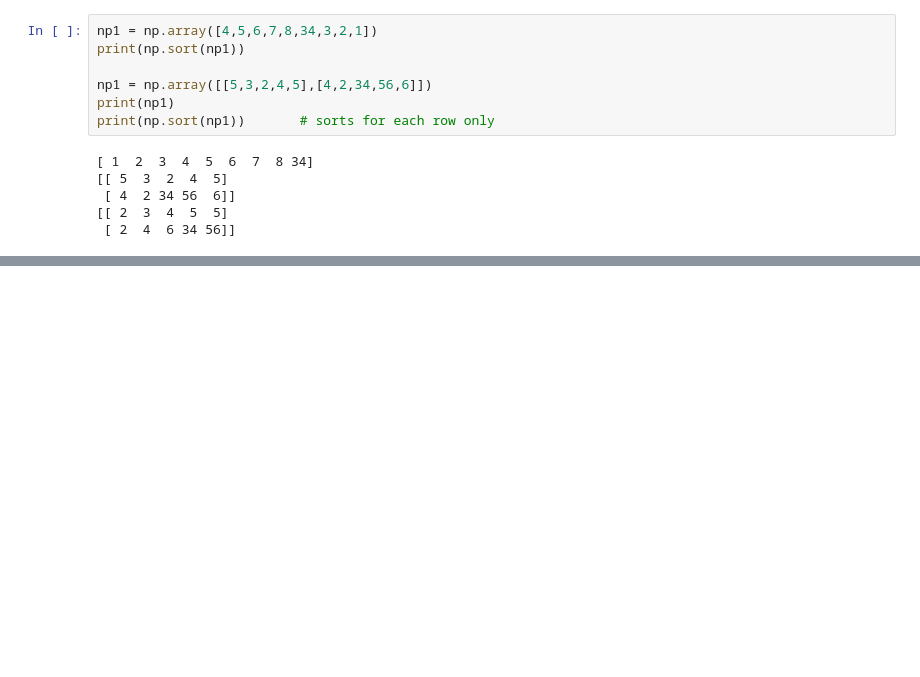
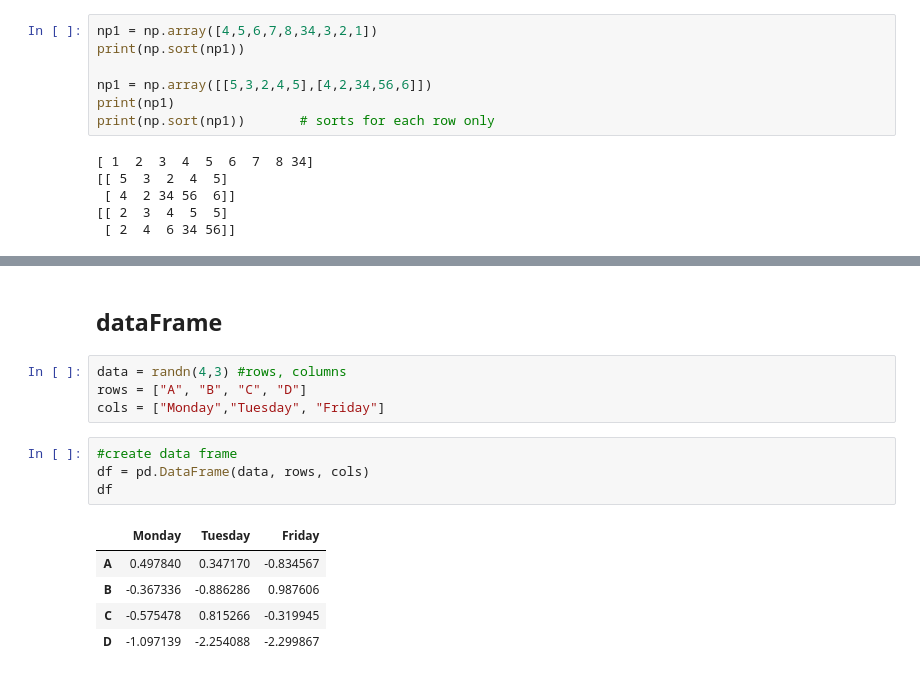
Before and after one commit to l0norm/model, a Jupyter notebook: numpy.ipynb, the cells around one changed output, grey strips where cells are left out. Saved outputs shown, nothing was run; the diff lists cells and outputs as text; blank space fills up the shorter version.

```diff
--- a/numpy.ipynb
+++ b/numpy.ipynb
@@ -237,0 +281,16 @@ print(np.sort(np1))       # sorts for each row only
+# %% [markdown]
+## dataFrame
+# %%
+data = randn(4,3) #rows, columns
+rows = ["A", "B", "C", "D"]
+cols = ["Monday","Tuesday", "Friday"]
+# %%
+#create data frame
+df = pd.DataFrame(data, rows, cols)
+df
+# %% [output]
+|  | Monday | Tuesday | Friday |
+| A | 0.497840 | 0.347170 | -0.834567 |
+| B | -0.367336 | -0.886286 | 0.987606 |
+| C | -0.575478 | 0.815266 | -0.319945 |
+| D | -1.097139 | -2.254088 | -2.299867 |
```
Also changed, not shown: parts of 16 cells of this notebook.
